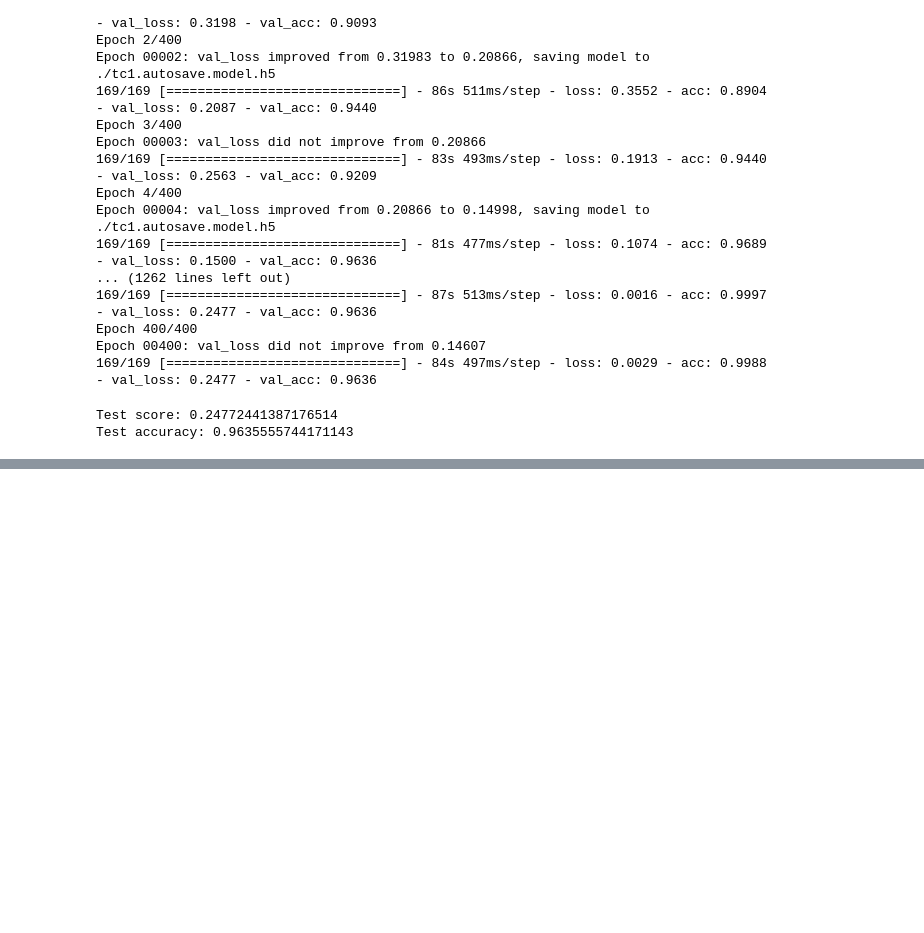
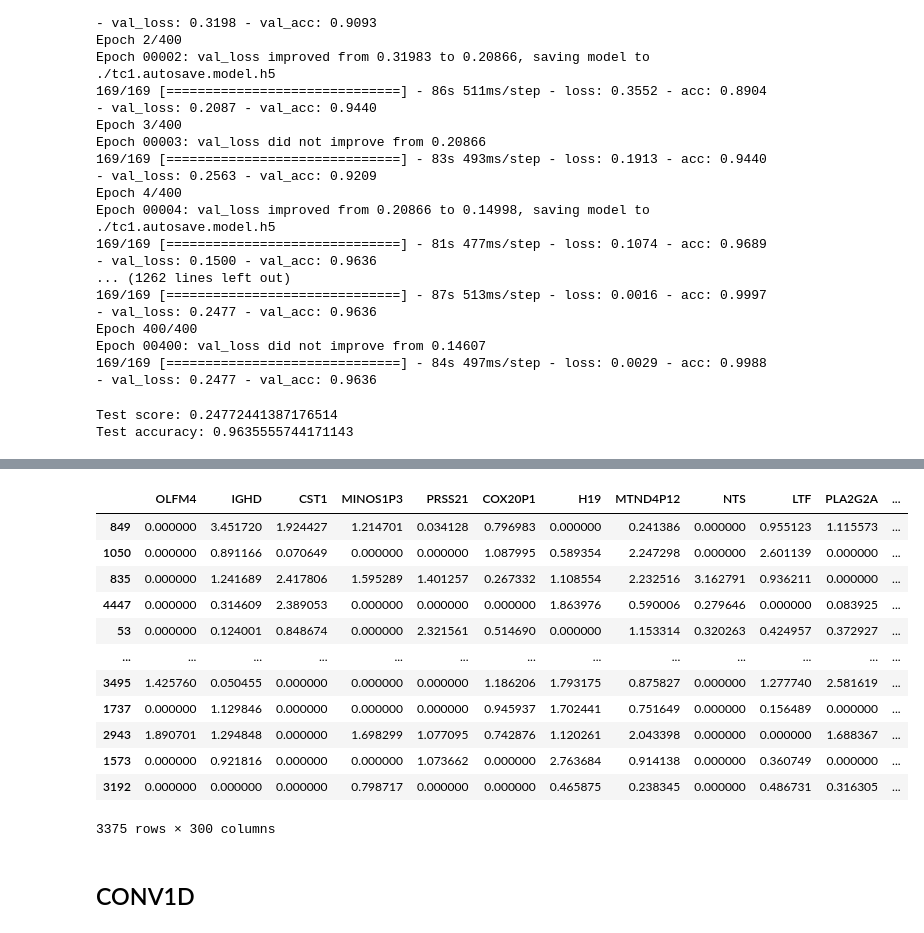
Before and after one commit to mengyaoo/FNL_GenesSelection, a Jupyter notebook: 02_TC1_PCA&tSNE.ipynb, the cells around one changed output, grey strips where cells are left out. Saved outputs shown, nothing was run; the diff lists cells and outputs as text; code cells hidden in the pictures; blank space fills up the shorter version.

```diff
--- a/02_TC1_PCA&tSNE.ipynb
+++ b/02_TC1_PCA&tSNE.ipynb
@@ -455,0 +470,25 @@ Test accuracy: 0.9635555744171143
+# %%
+X_train, X_test, Y_train, Y_test = train_test_split(TC1data15_selected,
+                                                    outcome,
+                                                    train_size=0.75,
+                                                    test_size=0.25,
+                                                    random_state=123,
+                                                    stratify = outcome)
+# %%
+X_train
+# %% [output]
+|  | OLFM4 | IGHD | CST1 | MINOS1P3 | PRSS21 | COX20P1 | H19 | MTND4P12 | NTS | LTF | PLA2G2A | ... |
+| 849 | 0.000000 | 3.451720 | 1.924427 | 1.214701 | 0.034128 | 0.796983 | 0.000000 | 0.241386 | 0.000000 | 0.955123 | 1.115573 | ... |
+| 1050 | 0.000000 | 0.891166 | 0.070649 | 0.000000 | 0.000000 | 1.087995 | 0.589354 | 2.247298 | 0.000000 | 2.601139 | 0.000000 | ... |
+| 835 | 0.000000 | 1.241689 | 2.417806 | 1.595289 | 1.401257 | 0.267332 | 1.108554 | 2.232516 | 3.162791 | 0.936211 | 0.000000 | ... |
+| 4447 | 0.000000 | 0.314609 | 2.389053 | 0.000000 | 0.000000 | 0.000000 | 1.863976 | 0.590006 | 0.279646 | 0.000000 | 0.083925 | ... |
+| 53 | 0.000000 | 0.124001 | 0.848674 | 0.000000 | 2.321561 | 0.514690 | 0.000000 | 1.153314 | 0.320263 | 0.424957 | 0.372927 | ... |
+| ... | ... | ... | ... | ... | ... | ... | ... | ... | ... | ... | ... | ... |
+| 3495 | 1.425760 | 0.050455 | 0.000000 | 0.000000 | 0.000000 | 1.186206 | 1.793175 | 0.875827 | 0.000000 | 1.277740 | 2.581619 | ... |
+| 1737 | 0.000000 | 1.129846 | 0.000000 | 0.000000 | 0.000000 | 0.945937 | 1.702441 | 0.751649 | 0.000000 | 0.156489 | 0.000000 | ... |
+| 2943 | 1.890701 | 1.294848 | 0.000000 | 1.698299 | 1.077095 | 0.742876 | 1.120261 | 2.043398 | 0.000000 | 0.000000 | 1.688367 | ... |
+| 1573 | 0.000000 | 0.921816 | 0.000000 | 0.000000 | 1.073662 | 0.000000 | 2.763684 | 0.914138 | 0.000000 | 0.360749 | 0.000000 | ... |
+| 3192 | 0.000000 | 0.000000 | 0.000000 | 0.798717 | 0.000000 | 0.000000 | 0.465875 | 0.238345 | 0.000000 | 0.486731 | 0.316305 | ... |
+3375 rows × 300 columns
+# %% [markdown]
+## CONV1D
```
Also changed, not shown: parts of 15 cells of this notebook.
